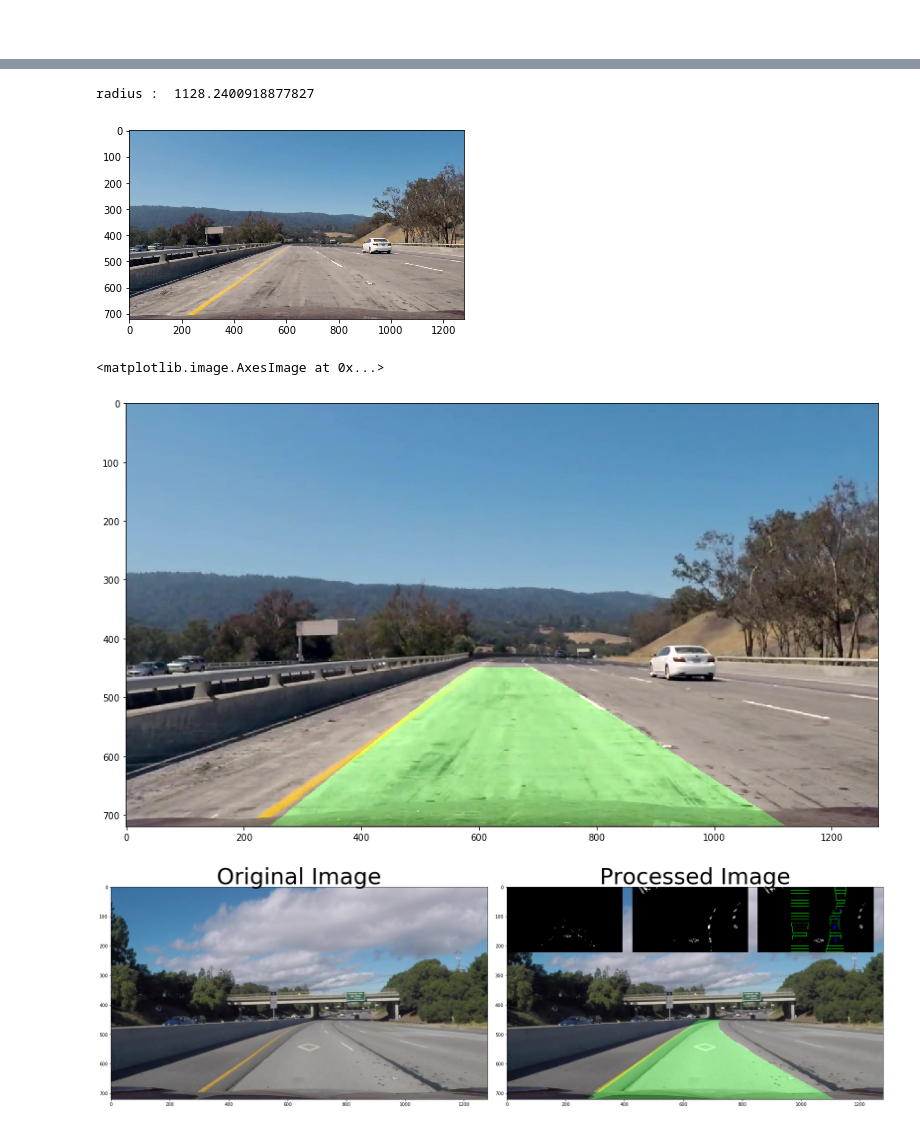
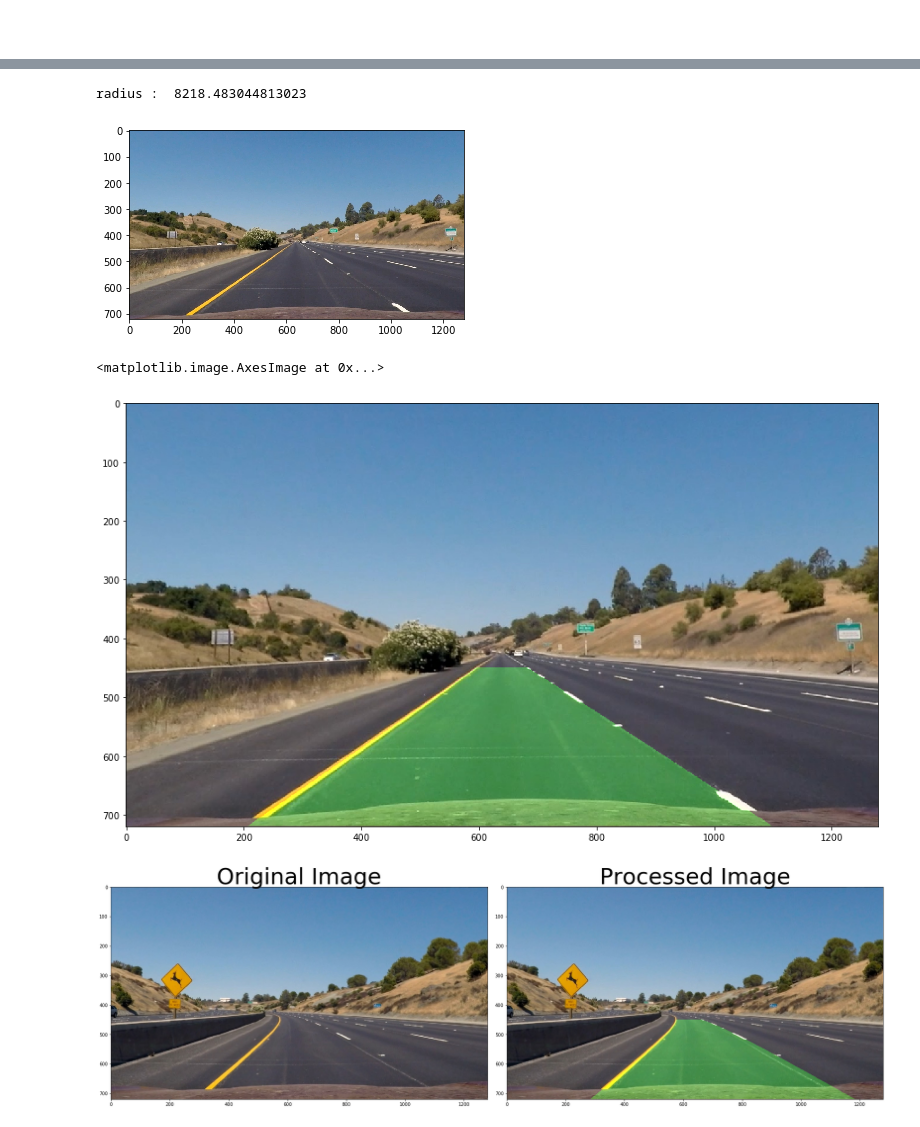
Before and after one commit to kirilcvetkov92/Advanced-Lane-Detection, a Jupyter notebook: Notebook.ipynb, the cells around one changed output, grey strips where cells are left out. Drawn from its saved outputs; the diff is of its cells as text; code cells hidden in the pictures.

```diff
--- a/Notebook.ipynb
+++ b/Notebook.ipynb
@@ -24,7 +24,7 @@ for fname in fnames :
 # %% [markdown]
 # Undistort
 # %%
-img = mpimg.imread('Project_video_Moment.jpg')
+img = mpimg.imread('straight_lines1.jpg')
 height, width  = img.shape[0], img.shape[1]
 undistorted, dist, mtx = cal_undistort(img, obj_points_list, img_points_list)
 
@@ -142,5 +142,5 @@ plt.ylim(720, 0)
 # %%
-result, ploty, left_fitx, right_fitx, left_fit, right_fit = get_next_frame_lines(warped, left_fit, right_fit)
+result, left_fit, right_fit, ploty = get_next_frame_lines(warped, left_fit, right_fit)
 plt.figure(figsize=(15,15))
 plt.imshow(result)
 plt.plot(left_fitx, ploty, color='yellow')
@@ -156,63 +155,49 @@ right_rad_curvature = get_curvature_radius(right_fit, ploty)
 avg_rad_curvature = (left_rad_curvature+right_rad_curvature)/2
 print('radius : ', avg_rad_curvature)
 # %% [output]
-radius :  1128.2400918877827
+radius :  8218.483044813023
 # %%
 plt.imshow(img)
 plt.show()
 # %% [output]
-[figure, old version]
+[figure, new version]
 # %%
 result = inverse_perspective_transform(img, warped, left_fitx, right_fitx, ploty)
 plt.figure(figsize=(15, 15))
 plt.imshow(result)
 # %% [output]
 <matplotlib.image.AxesImage at 0x...>
-[figure, old version]
+[figure, new version]
 # %%
 def pipeline_final(img):
-    global prev_left_fit
-    global prev_right_fit
-
     filtered_image = filter_image(img)
     warped, filled = perspective_transform_with_filled_area(img, filtered_image)
-    ploty, left_fitx, right_fitx, left_fit, right_fit, out_img = get_lane_rectangles(warped, prev_left_fit, prev_right_fit)
-    prev_left_fit = left_fit
-    prev_right_fit = right_fit
+    ploty, left_fitx, right_fitx, left_fit, right_fit, out_img = get_lane_rectangles(warped)
     result = inverse_perspective_transform(img, warped, left_fitx, right_fitx, ploty)
-
-    result  = add_debug_image(result, filtered_image, 0)
-    result  = add_debug_image(result, warped, 1)
-    result  = add_debug_image(result, out_img, 2)
-
     return result
 # %%
-img = mpimg.imread('Challenge_video_Moment3.jpg')
-
-prev_left_fit=[]
-prev_right_fit=[]
-
+img = mpimg.imread('test_images/test2.jpg')
 
 # Reinitialize some global variables.
 polyfit_left = None
 polyfit_right = None
 past_good_right_lines = []
 past_good_left_lines = []
 running_mean_difference_between_lines = 0
 
 # Apply pipeline
 processed = pipeline_final(img)
 
 # Plot the 2 images
 f, (ax1, ax2) = plt.subplots(1, 2, figsize=(24, 9))
 f.tight_layout()
 ax1.imshow(img)
 ax1.set_title('Original Image', fontsize=50)
 ax2.imshow(processed, cmap='gray')
 ax2.set_title('Processed Image', fontsize=50)
 plt.subplots_adjust(left=0., right=1, top=0.9, bottom=0.)
 # %% [output]
-[figure, old version]
+[figure, new version]
 # %%
 from moviepy.editor import VideoFileClip
 # Reinitialize some global variables.
```
Also changed, not shown: parts of 12 cells of this notebook, 1 other file.
